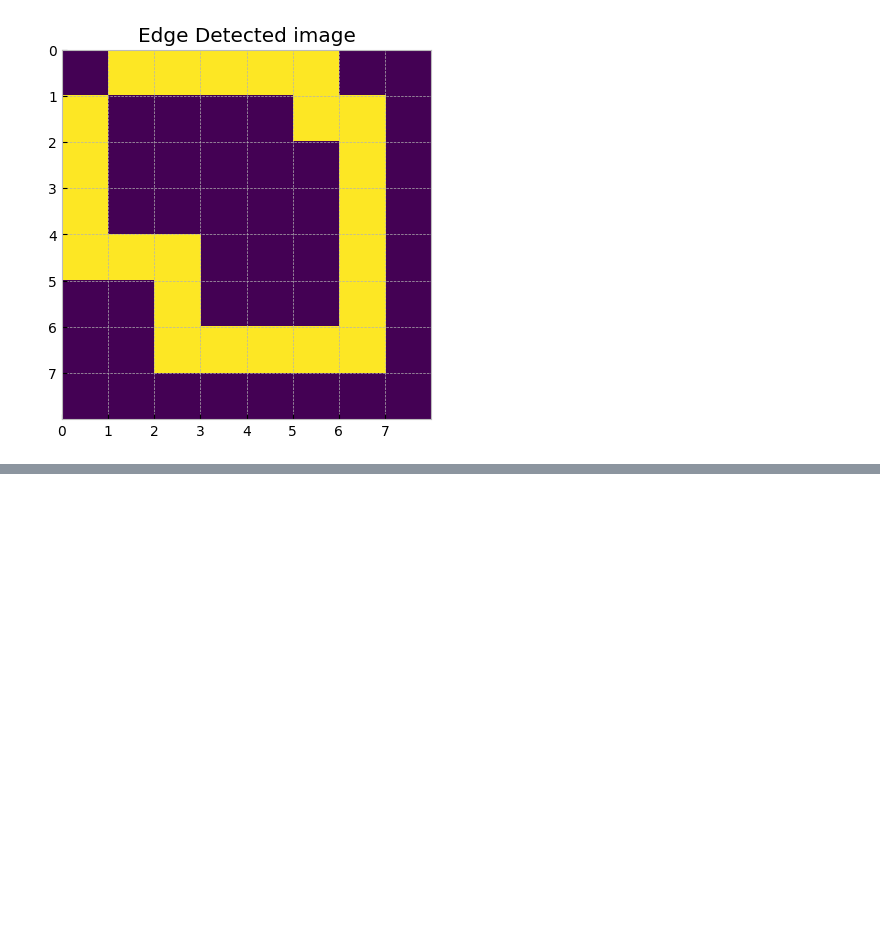
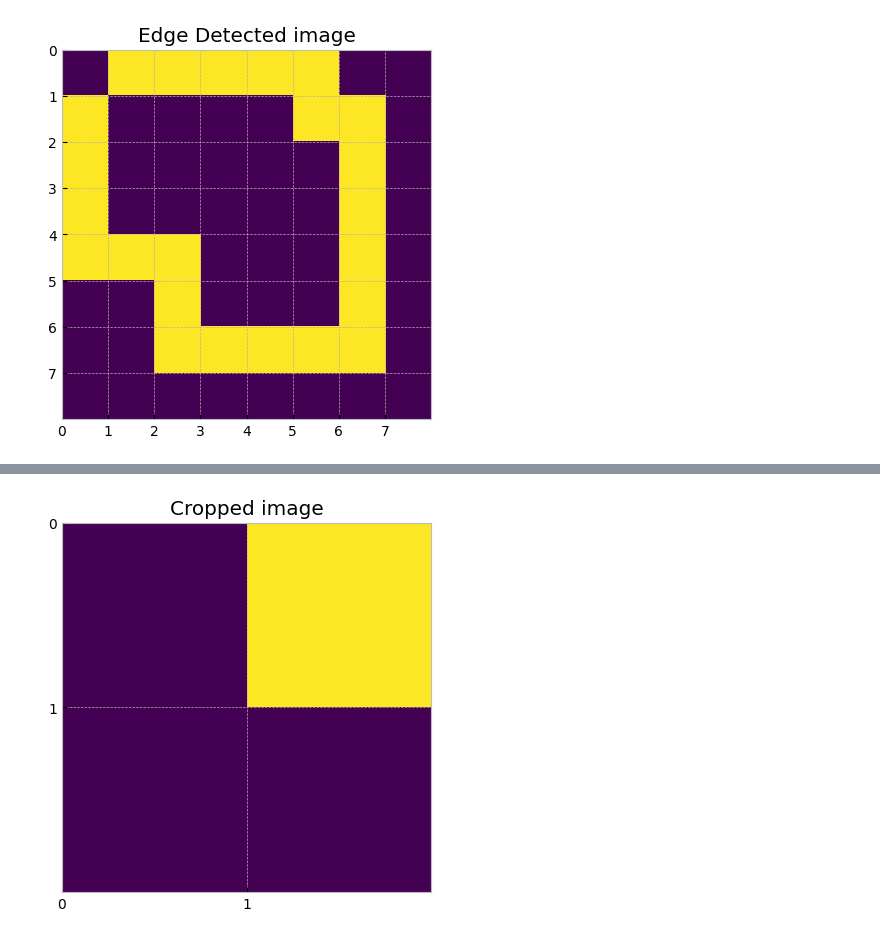
Before and after one commit to MUbarak123-56/qiskit-work, a Jupyter notebook: quantum_applications/quantum_edge_detection.ipynb, the cells around one changed output, grey strips where cells are left out. Cells and saved outputs as stored; diff of their text form; code cells hidden in the pictures; blank space fills up the shorter version.

```diff
--- a/quantum_applications/quantum_edge_detection.ipynb
+++ b/quantum_applications/quantum_edge_detection.ipynb
@@ -155,0 +195,7 @@ plot_image(edge_scan_sim, 'Edge Detected image')
+# %%
+image_small = image[6:8, 2:4]
+
+# Plotting the image_small using matplotlib
+plot_image(image_small, 'Cropped image')
+# %% [output]
+[figure, added]
```
Also changed, not shown: parts of 12 cells of this notebook.
